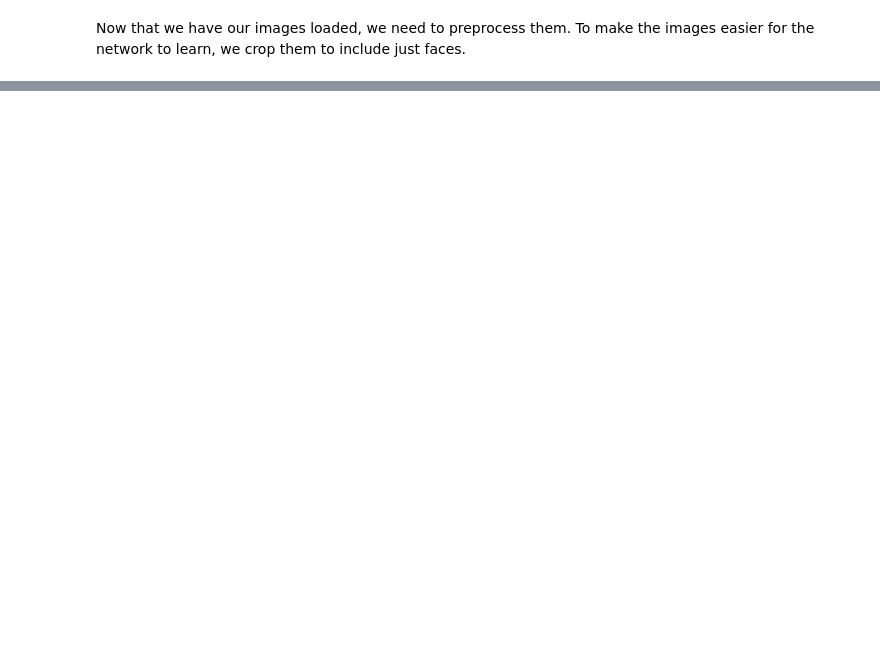
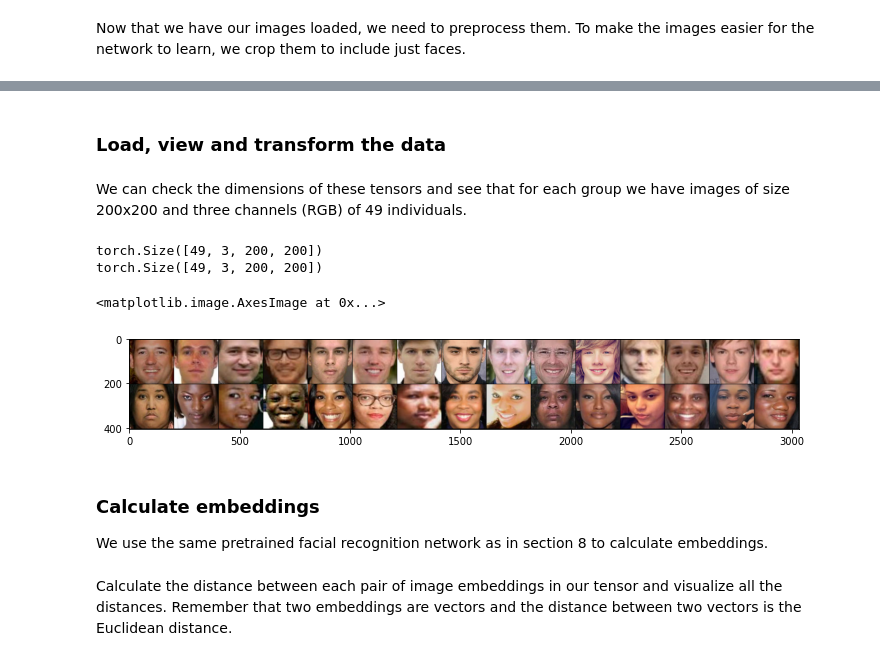
Before and after one commit to ecker-lab/neuromatch, a Jupyter notebook: D7_Tutorial.ipynb, the cells around one changed output, grey strips where cells are left out. Cells and saved outputs as stored; diff of their text form; code cells hidden in the pictures; blank space fills up the shorter version.

Commit message:
added Section 8 and 9

```diff
--- a/D7_Tutorial.ipynb
+++ b/D7_Tutorial.ipynb
@@ -2213,6 +2216,6 @@ resnet = InceptionResnetV1(pretrained='vggface2').eval()
 # %%
 # @title Image Preprocessing Function
-def process_images(image_dir: str):
+def process_images(image_dir: str, size = 256):
     """
     This function returns two tensors for the given image dir: one usable for inputting into the
     facenet model, and one that is [0,1] scaled for visualizing
@@ -2225,7 +2228,7 @@ def process_images(image_dir: str):
                       with the faces detected and cropped to the center using mtcnn
         display_tensor: A transformed version of the model tensor scaled to between 0 and 1
     """
-    mtcnn = MTCNN(image_size=256, margin=32)
+    mtcnn = MTCNN(image_size=size, margin=32)
     images = []
     for img_path in glob.glob(image_dir):
         img = Image.open(img_path)
@@ -2371,0 +2312,26 @@ Given the implications that poor model performance can have in fields like secur
+# %% [markdown]
+### Load, view and transform the data
+# %%
+black_female_tensor, black_female_display = process_images('face_sample2/??_1_1_*.jpg', size = 200)
+white_male_tensor, white_male_display = process_images('face_sample2/??_0_0_*.jpg', size = 200)
+# %% [markdown]
+We can check the dimensions of these tensors and see that for each group we have images of size 200x200 and three channels (RGB) of 49 individuals.
+# %%
+print(white_male_tensor.shape)
+print(black_female_tensor.shape)
+# %% [output]
+torch.Size([49, 3, 200, 200])
+torch.Size([49, 3, 200, 200])
+# %%
+# @markdown Visualize some example faces
+display_tensor = torch.cat((white_male_display[:15], black_female_display[:15]))
+
+plt.figure(figsize=(12,12))
+plt.imshow(make_grid(display_tensor, nrow = 15).permute(1, 2,0,))
+# %% [output]
+<matplotlib.image.AxesImage at 0x...>
+[figure, added]
+# %% [markdown]
+### Calculate embeddings
+
+We use the same pretrained facial recognition network as in section 8 to calculate embeddings.
@@ -2371,0 +2342,2 @@ Given the implications that poor model performance can have in fields like secur
+# %% [markdown]
+Calculate the distance between each pair of image embeddings in our tensor and visualize all the distances. Remember that two embeddings are vectors and the distance between two vectors is the Euclidean distance.
```
Also changed, not shown: parts of 34 cells of this notebook.
